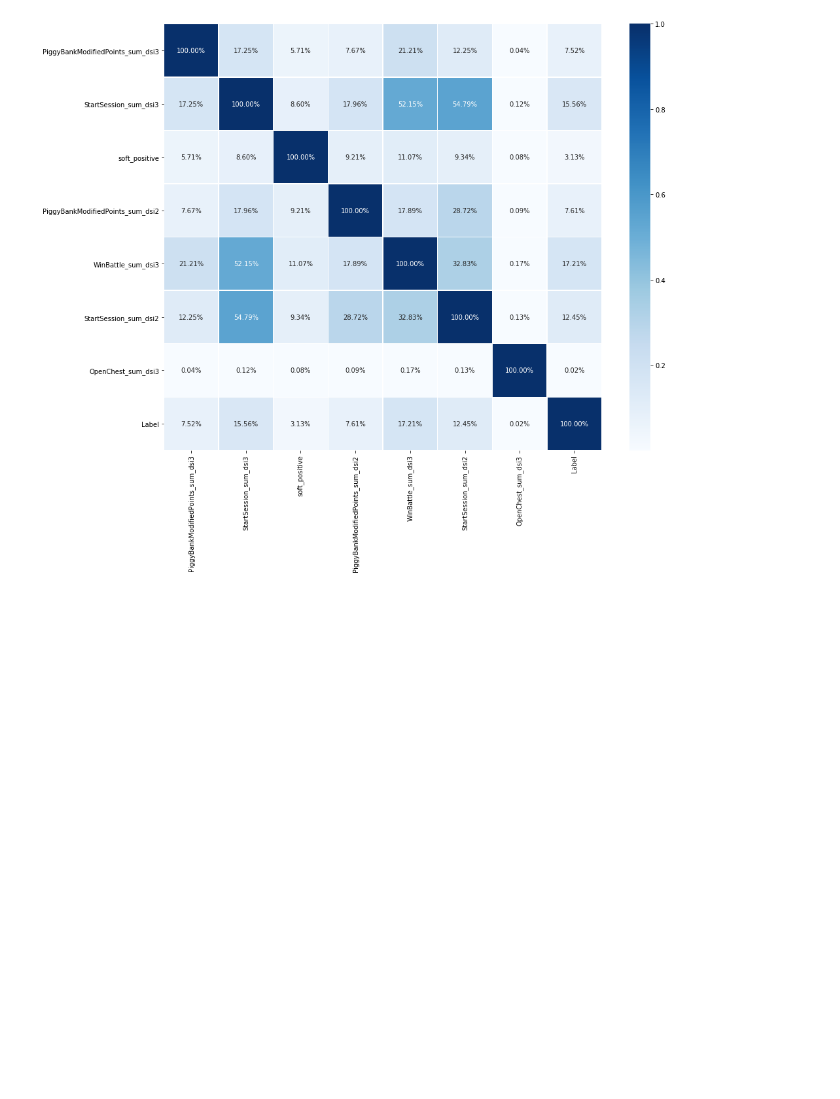
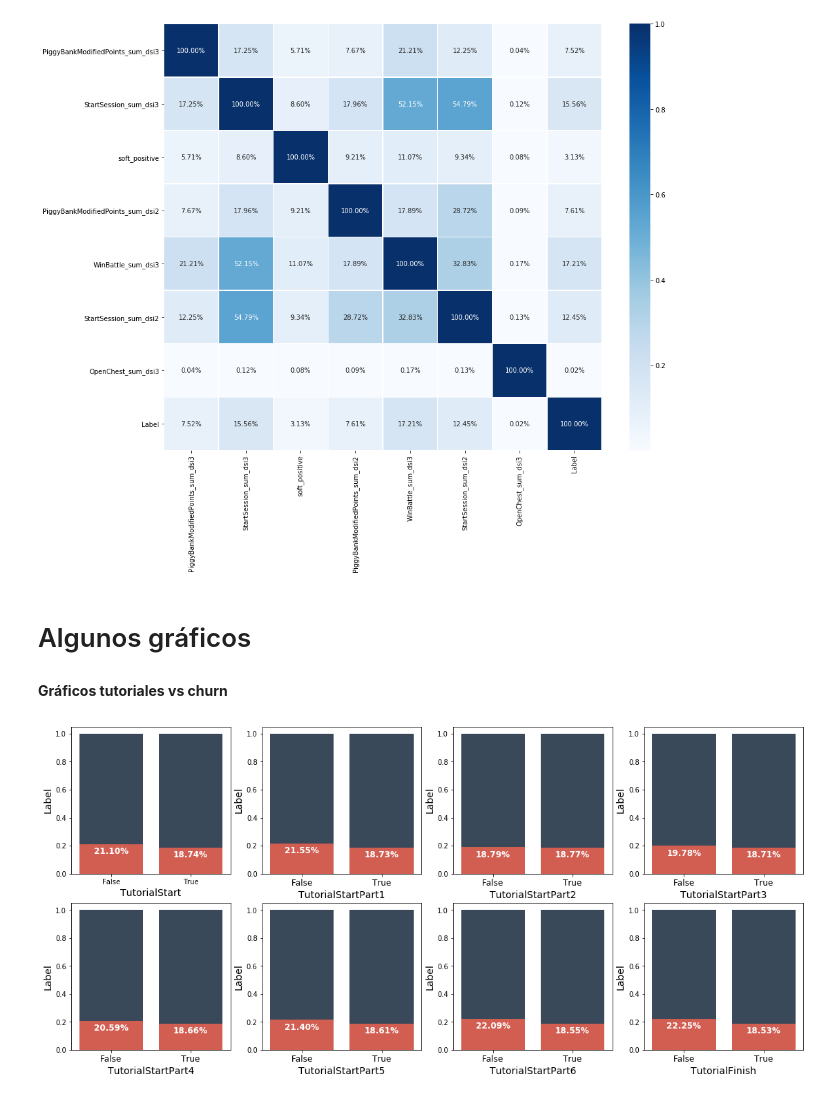
Before and after one commit to francomatiasferrari/md_MIM, a Jupyter notebook: analysis/EDA_GU.ipynb, the cells around one changed output. Drawn from its saved outputs; the diff is of its cells as text; code cells hidden in the pictures; blank space fills up the shorter version.

```diff
--- a/analysis/EDA_GU.ipynb
+++ b/analysis/EDA_GU.ipynb
@@ -386,3 +434,36 @@ sns.heatmap(df_numerical.loc[:,var].corr().abs(), annot=True, linewidths=0.5, cm
 # %% [output]
 <matplotlib.axes._subplots.AxesSubplot at 0x...>
 [figure]
+# %% [markdown]
+# Algunos gráficos
+# %% [markdown]
+**Gráficos tutoriales vs churn**
+# %%
+tutorial = ["TutorialStart","TutorialStartPart1","TutorialStartPart2",
+            "TutorialStartPart3","TutorialStartPart4","TutorialStartPart5",
+            "TutorialStartPart6","TutorialFinish"] #Creo lista con las variables que me interesan
+i = 1
+plt.figure(figsize=(19,18)) #tamaño de la figura
+
+for x in tutorial:
+    plt.subplot(4,4,i)
+    agrupado = df.groupby([x]) #agrupo el data set por la variable de tutorial
+    df_agg = agrupado[['Label']].mean() #obtengo % de churn dependiendo si completo o no el tutorial
+
+    #tamaño y tipo de las etiquetas del grafico
+    plt.xlabel(x, fontsize=14)
+    plt.ylabel('Label', fontsize=14)
+    plt.rcParams['xtick.labelsize'] = 12
+
+    sns.barplot(x = df_agg.index, y = [1,1], color = "#34495e") #primer grafico pone todas las barras en 100%
+    splot = sns.barplot(x = df_agg.index, y = df_agg.Label, color = "#e74c3c") #grafica el porcentaje de churn
+
+    #anotaciones para dibujar en el grafico el % de churn de cada categoria
+    for p in splot.patches[2:5]:
+        splot.annotate(format(p.get_height(), '0.2%'), (p.get_x() + p.get_width() / 2., p.get_height()-0.1),
+                   ha = 'center', va = 'center', xytext = (0, 10), textcoords = 'offset points',c = '#ffffff'
+                       ,fontweight = 'bold', fontsize = 12)
+    i += 1
+plt.show()
+# %% [output]
+[figure, added]
```
Also changed, not shown: parts of 31 cells of this notebook.
